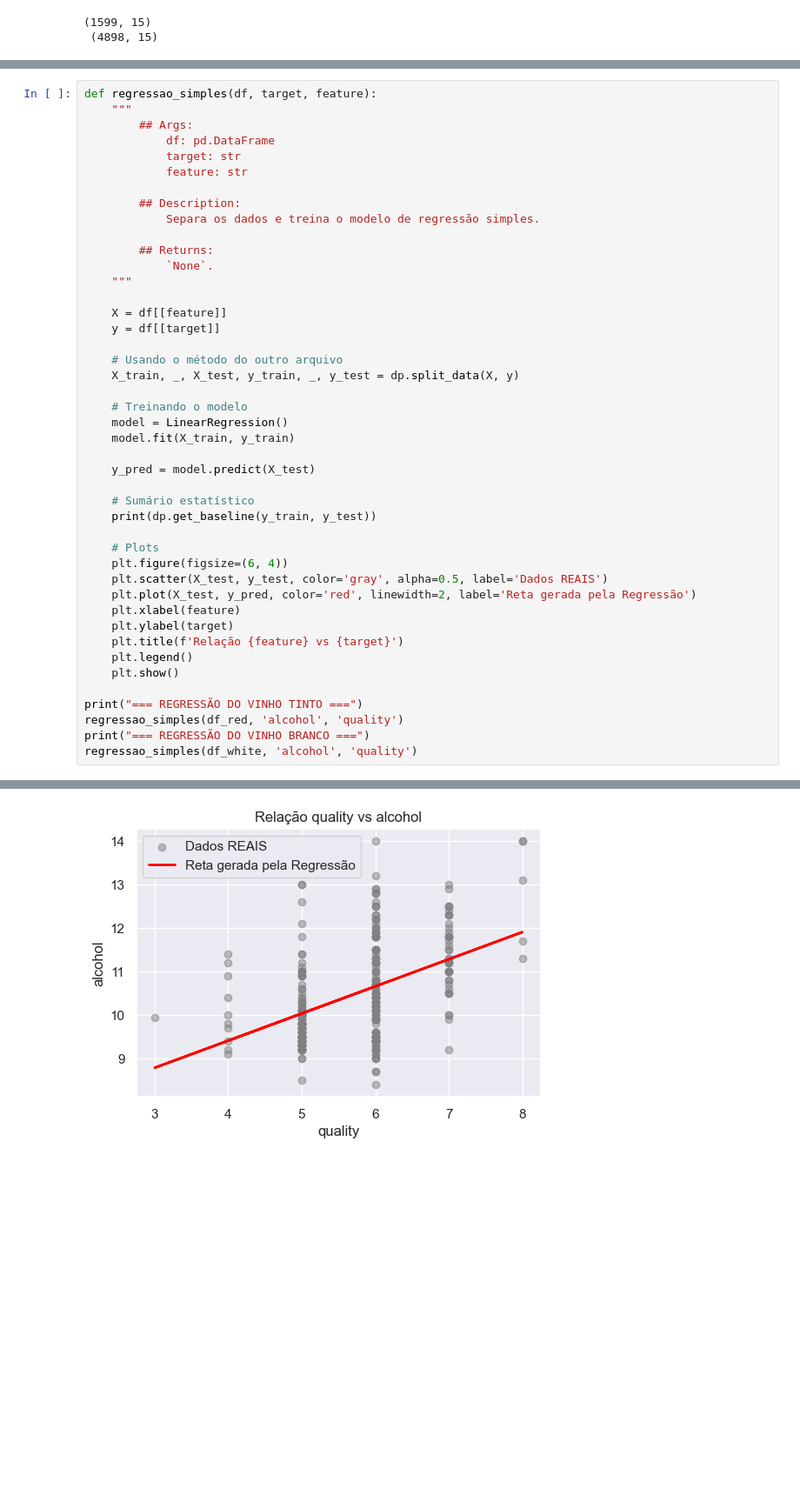
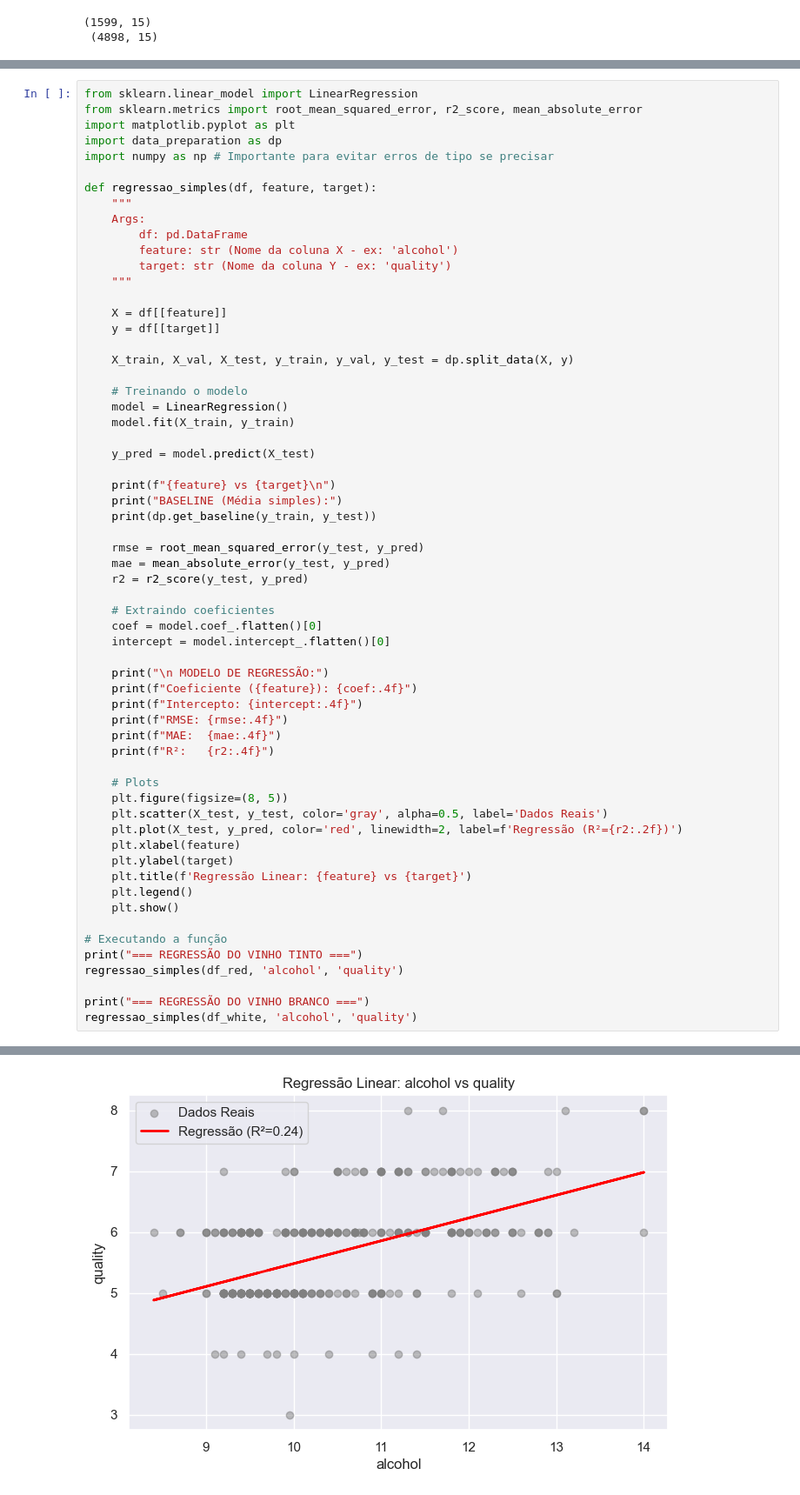
Before and after one commit to viabdon/wine-quality-statistical-analysis, a Jupyter notebook: notebooks/projeto.ipynb, the cells around one changed output, grey strips where cells are left out. Shown at 87% size. Cells and saved outputs as stored; diff of their text form; blank space fills up the shorter version.

Commit message:
🧪 Regressões Simples, Múltipla e Polinomial
Finalização dos 3 tipos de regressões, incluindo análises das métricas de erro e verificações de heterocedasticidade e normalidade.

```diff
--- a/notebooks/projeto.ipynb
+++ b/notebooks/projeto.ipynb
@@ -393,25 +397,24 @@ print(df_red.shape,'\n',df_white.shape)
 
 <span style="color: Chocolate;"> A variável com as maiores correlações com `quality` em ambos os tipos de vinhos é o nível de teor alcoólico (`alcohol`), portanto usaremos ela.
 # %%
-def regressao_simples(df, target, feature):
+from sklearn.linear_model import LinearRegression
+from sklearn.metrics import root_mean_squared_error, r2_score, mean_absolute_error
+import matplotlib.pyplot as plt
+import data_preparation as dp
+import numpy as np # Importante para evitar erros de tipo se precisar
+
+def regressao_simples(df, feature, target):
     """
-        ## Args:
-            df: pd.DataFrame
-            target: str
-            feature: str
-
-        ## Description:
-            Separa os dados e treina o modelo de regressão simples.
-
-        ## Returns:
-            `None`.
+    Args:
+        df: pd.DataFrame
+        feature: str (Nome da coluna X - ex: 'alcohol')
+        target: str (Nome da coluna Y - ex: 'quality')
     """
 
     X = df[[feature]]
     y = df[[target]]
 
-    # Usando o método do outro arquivo
-    X_train, _, X_test, y_train, _, y_test = dp.split_data(X, y)
+    X_train, X_val, X_test, y_train, y_val, y_test = dp.split_data(X, y)
 
     # Treinando o modelo
     model = LinearRegression()
@@ -419,21 +422,39 @@ def regressao_simples(df, target, feature):
 
     y_pred = model.predict(X_test)
 
-    # Sumário estatístico
+    print(f"{feature} vs {target}\n")
+    print("BASELINE (Média simples):")
     print(dp.get_baseline(y_train, y_test))
 
+    rmse = root_mean_squared_error(y_test, y_pred)
+    mae = mean_absolute_error(y_test, y_pred)
+    r2 = r2_score(y_test, y_pred)
+
+    # Extraindo coeficientes
+    coef = model.coef_.flatten()[0]
+    intercept = model.intercept_.flatten()[0]
+
+    print("\n MODELO DE REGRESSÃO:")
+    print(f"Coeficiente ({feature}): {coef:.4f}")
+    print(f"Intercepto: {intercept:.4f}")
+    print(f"RMSE: {rmse:.4f}")
+    print(f"MAE:  {mae:.4f}")
+    print(f"R²:   {r2:.4f}")
+
     # Plots
-    plt.figure(figsize=(6, 4))
-    plt.scatter(X_test, y_test, color='gray', alpha=0.5, label='Dados REAIS')
-    plt.plot(X_test, y_pred, color='red', linewidth=2, label='Reta gerada pela Regressão')
+    plt.figure(figsize=(8, 5))
+    plt.scatter(X_test, y_test, color='gray', alpha=0.5, label='Dados Reais')
+    plt.plot(X_test, y_pred, color='red', linewidth=2, label=f'Regressão (R²={r2:.2f})')
     plt.xlabel(feature)
     plt.ylabel(target)
-    plt.title(f'Relação {feature} vs {target}')
+    plt.title(f'Regressão Linear: {feature} vs {target}')
     plt.legend()
     plt.show()
 
+# Executando a função
 print("=== REGRESSÃO DO VINHO TINTO ===")
 regressao_simples(df_red, 'alcohol', 'quality')
+
 print("=== REGRESSÃO DO VINHO BRANCO ===")
 regressao_simples(df_white, 'alcohol', 'quality')
 # %% [output]
@@ -442,2 +473,2 @@ regressao_simples(df_white, 'alcohol', 'quality')
-[figure, old version]
+[figure, new version]
 === REGRESSÃO DO VINHO BRANCO ===
```
Also changed, not shown: parts of 12 cells of this notebook, 1 other file.
